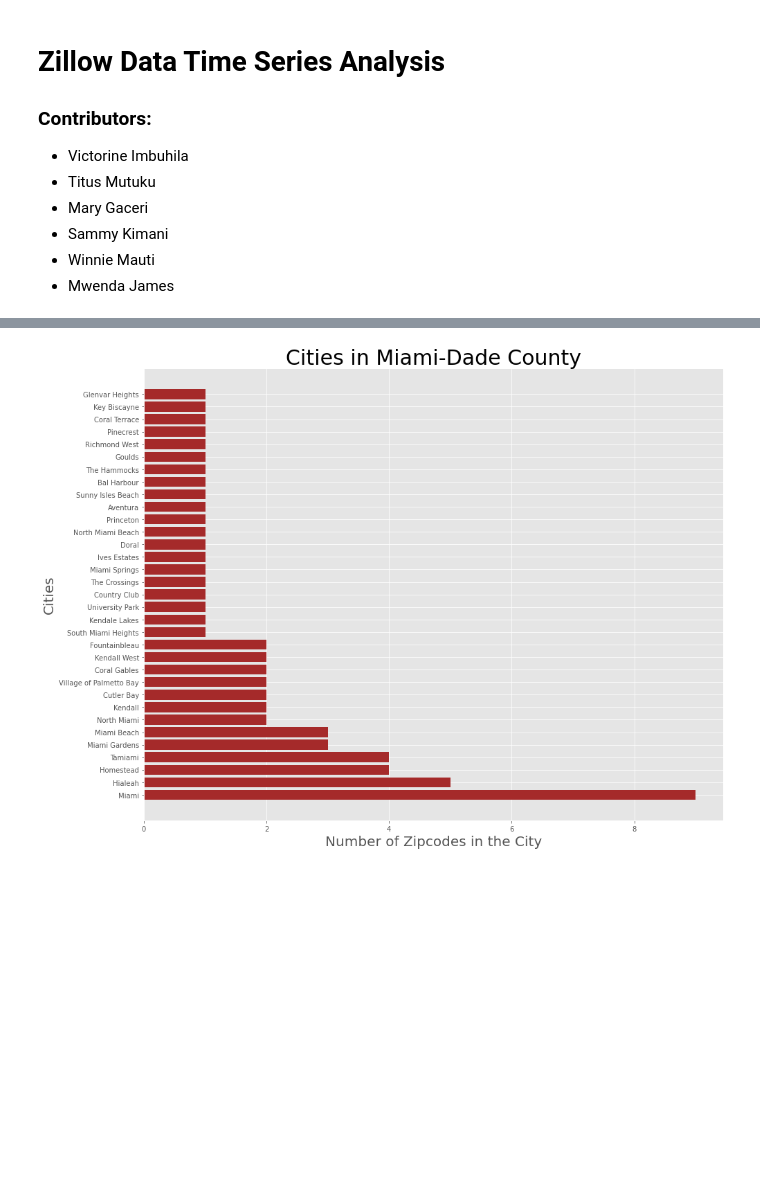
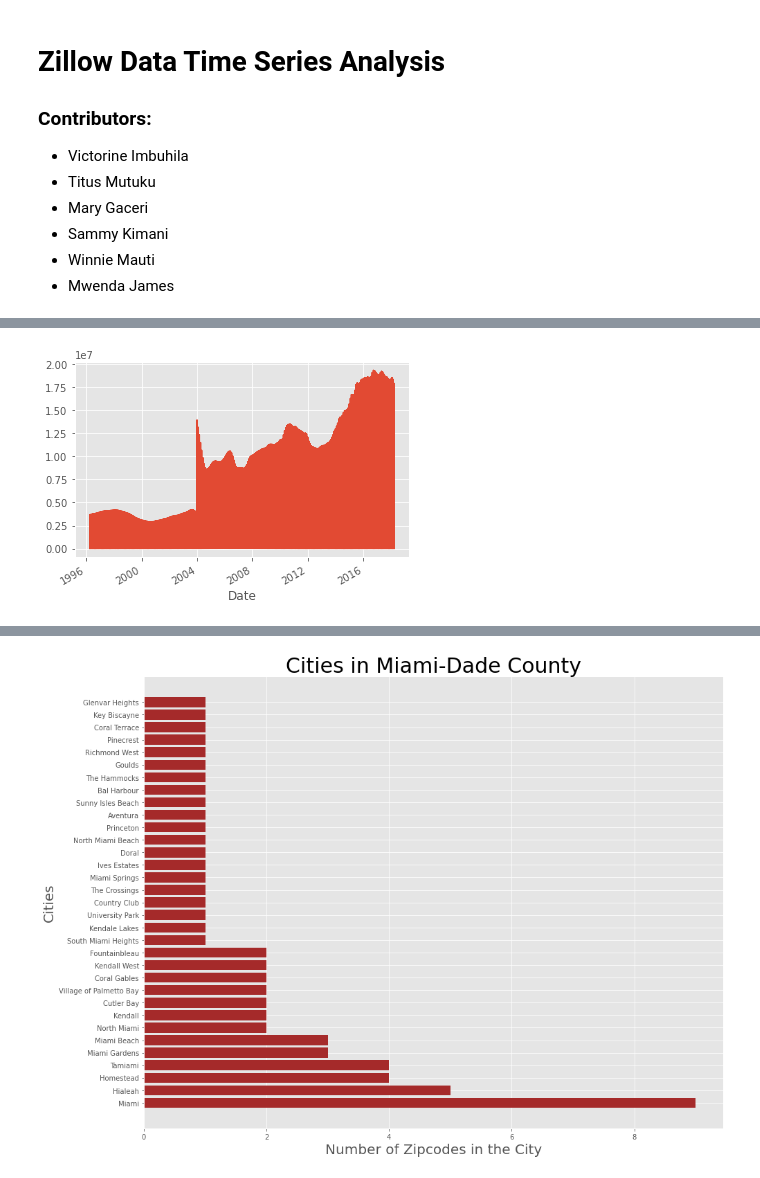
Before and after one commit to MWENDA1999/Predictive-Modeling-Time-Series-Forecasting-G9DSF-FT06-P4, a Jupyter notebook: final_notebook.ipynb, the cells around one changed output, grey strips where cells are left out. Cells and saved outputs as stored; diff of their text form; code cells hidden in the pictures; blank space fills up the shorter version.

```diff
--- a/final_notebook.ipynb
+++ b/final_notebook.ipynb
@@ -36,3 +56,4 @@ Let us import our data and took a look at the dataset we get to work with.
 # %%
 #Loading our dataset
-df = pd.read_csv('data/zillow_data.csv')
+zillow_data = pd.read_csv('data/zillow_data.csv')
+zillow_data.head()
@@ -86,0 +143,19 @@ Let's take a look at the number of cities present within Miami-Dade county and g
+# %%
+# Data reshaping
+# Melting the DataFrame from wide to long format
+df = pd.melt(
+    zillow_data,
+    id_vars=['RegionID', 'RegionName', 'City',
+             'State', 'Metro', 'CountyName', 'SizeRank',"ROI"],
+    var_name='Date',
+    value_name='Price'
+)
+
+# rename RegionID to zipcode
+df = df.rename(columns={'RegionName': 'Zipcode'})
+
+# Converting the 'Date' column to datetime format
+df['Date'] = pd.to_datetime(df['Date'], format='%Y-%m')
+
+df = df.sort_values(by=['Date'])
+df.head()
@@ -86,0 +197,8 @@ Let's take a look at the number of cities present within Miami-Dade county and g
+# %%
+# filling missing values
+df['Metro'].fillna('Missing', inplace = True)
+
+# Handling missing values in the 'Price' column
+# We'll use linear interpolation as it's a common method for time-series data
+df['Price'] = df['Price'].interpolate(
+    method='linear')
@@ -86,0 +228,6 @@ Let's take a look at the number of cities present within Miami-Dade county and g
+# %%
+# Assuming 'df' is your DataFrame and 'Date' is your date column
+df.set_index('Date')['Price'].plot()
+plt.show()
+# %% [output]
+[figure, added]
```
Also changed, not shown: parts of 31 cells of this notebook.
